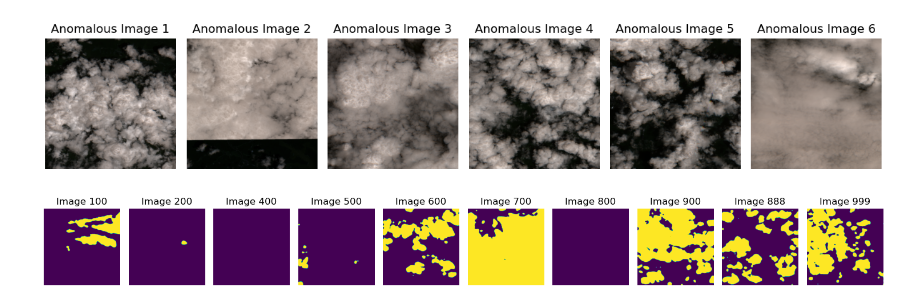
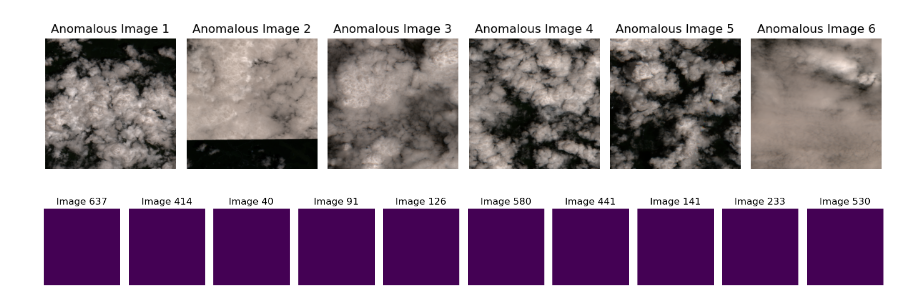
Before and after one commit to hussainalmahmud/Clouds-Segmentation-in-Satellite-Imageries, a Jupyter notebook: cloud_eda.ipynb, the cells around one changed output. Saved outputs shown, nothing was run; the diff lists cells and outputs as text; code cells hidden in the pictures.

```diff
--- a/cloud_eda.ipynb
+++ b/cloud_eda.ipynb
@@ -370,26 +370,32 @@ plt.show()
 # %%
 ### This code below is for testing purposes only to check
 # the validity of the predicted data by the trained model before submission to Solafune Website
 import tifffile
 import matplotlib.pyplot as plt
 
 BASE_PATH = './OUTPUT_Predictions/submission/'
 
 fig, axes = plt.subplots(1, 10, figsize=(15, 5))  # Notice I changed NUM_IMAGES to 10 directly here
 
-for idx, i in enumerate([100, 200, 400, 500, 600, 700, 800, 900, 888, 999]):  # Removed 20 since you have 10 axes only
+#generate 1- random numbers from 1 to 999
+import random
+randomlist = []
+for i in range(0,10):
+    n = random.randint(1,999)
+    randomlist.append(n)
+for idx, i in enumerate(randomlist):  # Removed 20 since you have 10 axes only
     # Construct the path to the image
     path = BASE_PATH + 'evaluation_mask_' + str(i) + '.tif'
 
     # Read the image
     img = tifffile.imread(path)
 
     # Display the image
     axes[idx].imshow(img)
     axes[idx].set_title('Image ' + str(i))
     axes[idx].axis('off')  # Hide axis labels
 
 plt.tight_layout()
 plt.show()
 # %% [output]
-[figure, old version]
+[figure, new version]
```
Also changed, not shown: 10 other files.
